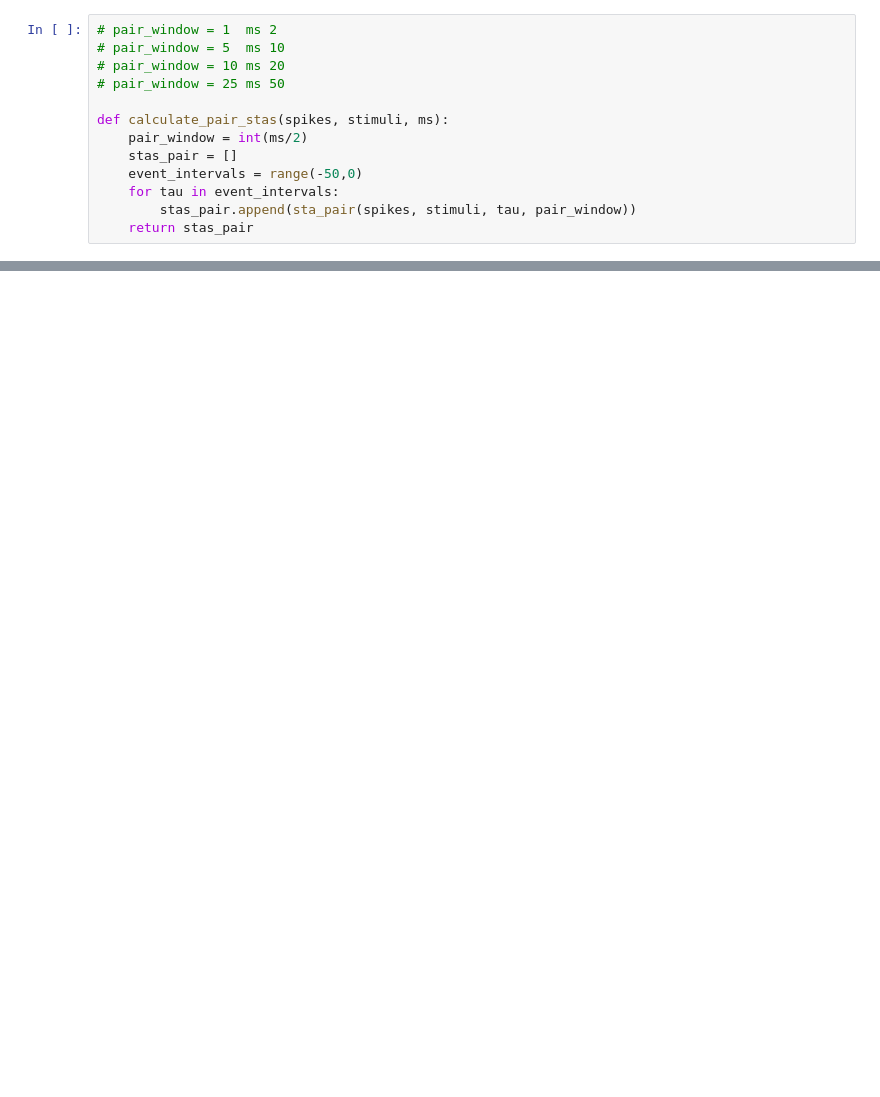
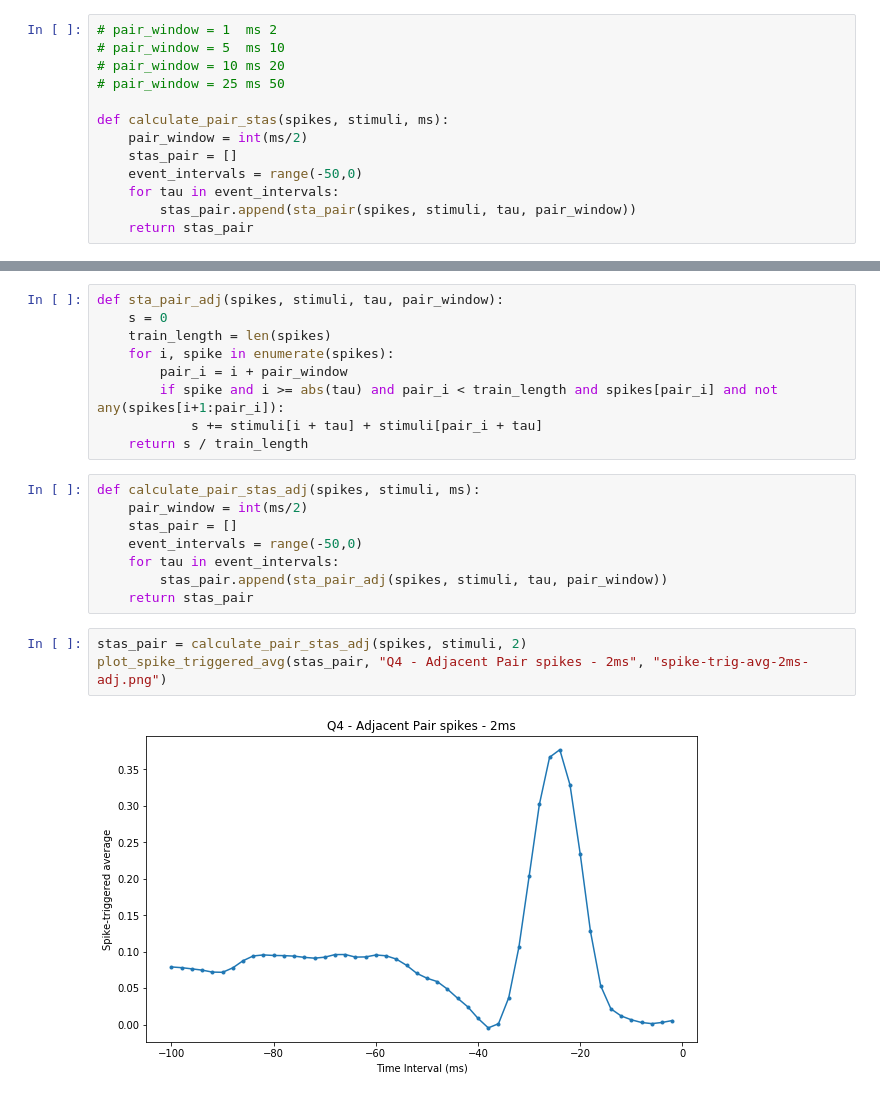
Before and after one commit to leanguardia/cneuroscience-cws, a Jupyter notebook: 2-Spike-Trains/Q4 - Spike-trigerred-average .ipynb, the cells around one changed output, grey strips where cells are left out. Drawn from its saved outputs; the diff is of its cells as text; blank space fills up the shorter version.

```diff
--- a/2-Spike-Trains/Q4 - Spike-trigerred-average .ipynb
+++ b/2-Spike-Trains/Q4 - Spike-trigerred-average .ipynb
@@ -104,0 +108,22 @@ plot_spike_triggered_avg(stas_pair, "Q4 - Pair spikes - 10ms", "spike-trig-avg-1
+# %%
+def sta_pair_adj(spikes, stimuli, tau, pair_window):
+    s = 0
+    train_length = len(spikes)
+    for i, spike in enumerate(spikes):
+        pair_i = i + pair_window
+        if spike and i >= abs(tau) and pair_i < train_length and spikes[pair_i] and not any(spikes[i+1:pair_i]):
+            s += stimuli[i + tau] + stimuli[pair_i + tau]
+    return s / train_length
+# %%
+def calculate_pair_stas_adj(spikes, stimuli, ms):
+    pair_window = int(ms/2)
+    stas_pair = []
+    event_intervals = range(-50,0)
+    for tau in event_intervals:
+        stas_pair.append(sta_pair_adj(spikes, stimuli, tau, pair_window))
+    return stas_pair
+# %%
+stas_pair = calculate_pair_stas_adj(spikes, stimuli, 2)
+plot_spike_triggered_avg(stas_pair, "Q4 - Adjacent Pair spikes - 2ms", "spike-trig-avg-2ms-adj.png")
+# %% [output]
+[figure, added]
```
Also changed, not shown: parts of 12 cells of this notebook.
